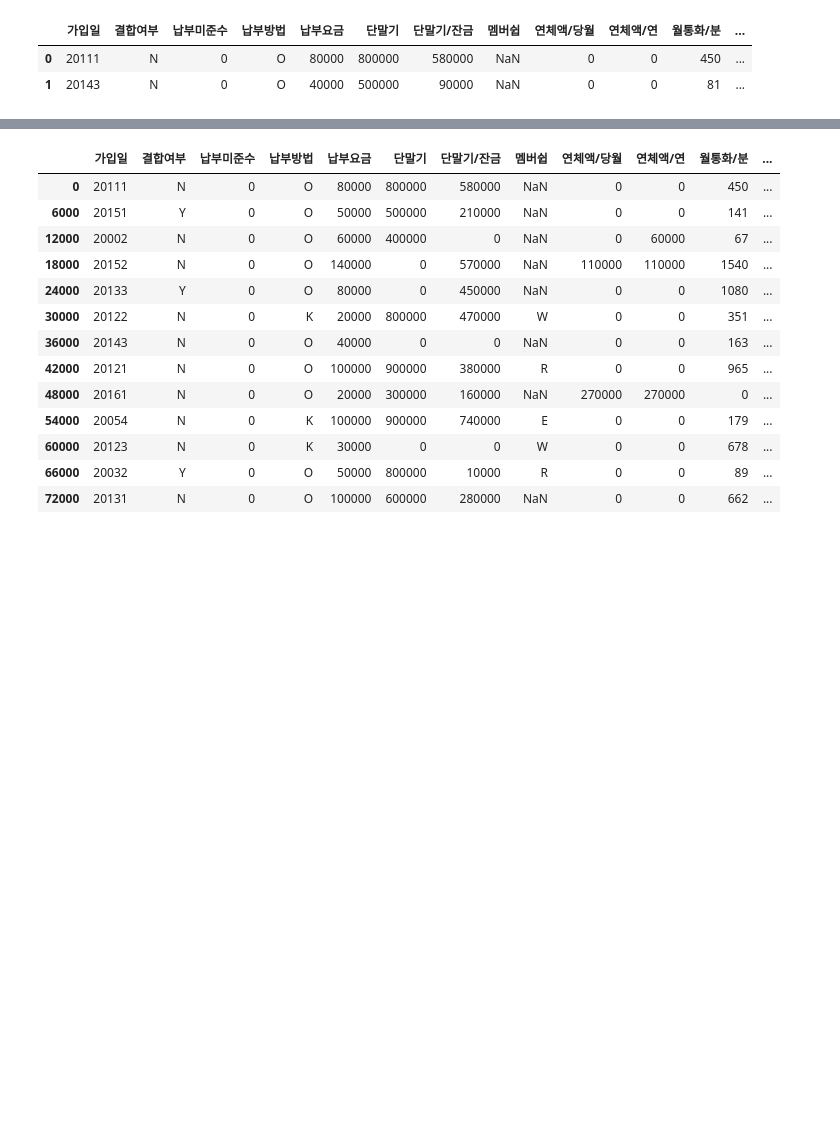
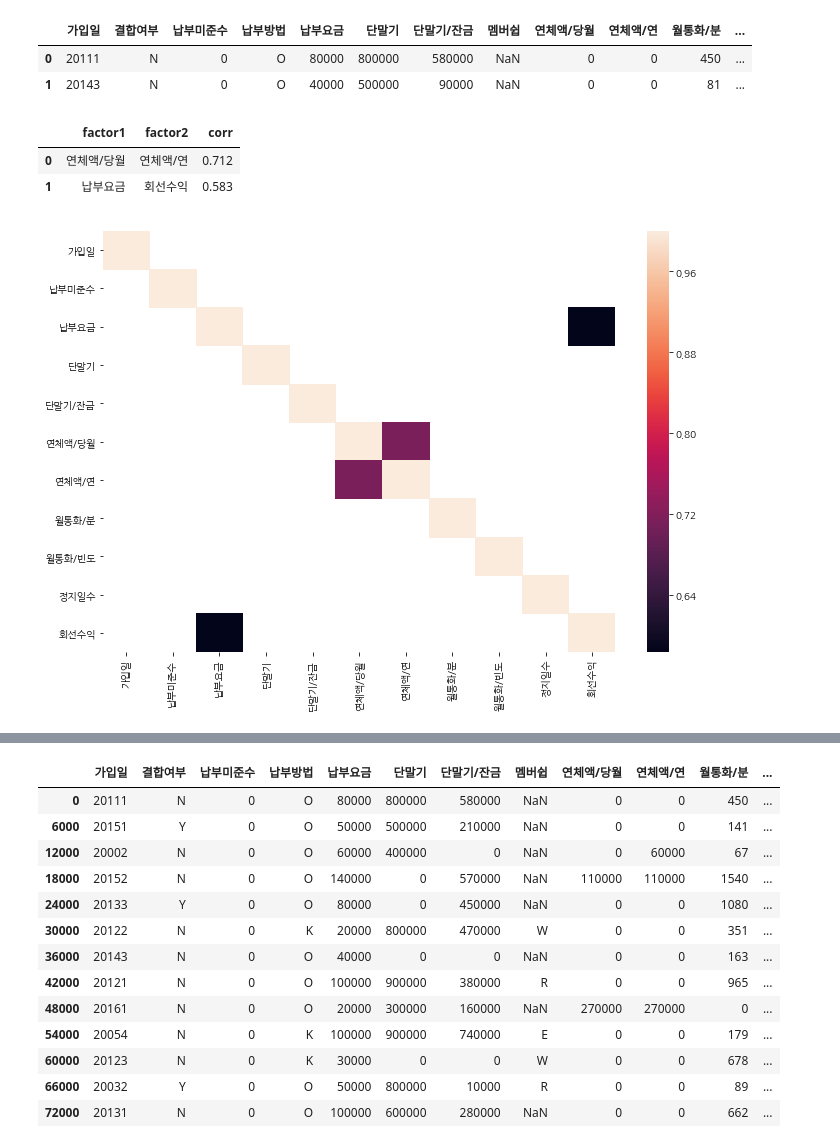
Before and after one commit to Queie/TensorFlow, a Jupyter notebook: Callenge_data/Overview.ipynb, the cells around one changed output, grey strips where cells are left out. Cells and saved outputs as stored; diff of their text form; code cells hidden in the pictures; blank space fills up the shorter version.

```diff
--- a/Callenge_data/Overview.ipynb
+++ b/Callenge_data/Overview.ipynb
@@ -306,6 +367,41 @@ df[Column_index].head(2)
 |  | 가입일 | 결합여부 | 납부미준수 | 납부방법 | 납부요금 | 단말기 | 단말기/잔금 | 멤버쉽 | 연체액/당월 | 연체액/연 | 월통화/분 | ... |
 | 0 | 20111 | N | 0 | O | 80000 | 800000 | 580000 | NaN | 0 | 0 | 450 | ... |
 | 1 | 20143 | N | 0 | O | 40000 | 500000 | 90000 | NaN | 0 | 0 | 81 | ... |
+# %%
+# 상관성이 -+ 0.5 이상인 묶음 출력
+df_cor = df[Column_index].corr()
+df_cor = df_cor.fillna(0)
+result = []
+for colname in df_cor.columns:
+    for i, col in enumerate(df_cor[colname]):
+        if col >= 0.5 and col != 1: result.append([colname, df_cor.index[i], float(str(col)[:5])])
+# 중복된 내용 제거한 순수한 결과값만 추출
+summary , check = [], []
+for col in result:
+    if col[:2] not in check:
+        check.append(col[:2])
+        check.append(col[:2][::-1])
+        summary.append(col)
+    else:
+        pass
+summary = pd.DataFrame(summary ,columns=['factor1', 'factor2','corr'])
+summary = summary.sort_values('corr',ascending=False)
+summary.reset_index(inplace=True); summary = summary.iloc[:,1:]; summary
+# %% [output]
+|  | factor1 | factor2 | corr |
+| 0 | 연체액/당월 | 연체액/연 | 0.712 |
+| 1 | 납부요금 | 회선수익 | 0.583 |
+# %%
+%matplotlib inline
+import seaborn as sns
+import matplotlib
+import matplotlib.pyplot as plt
+df_cor = df_cor[abs(df_cor) >= 0.5]
+plt.subplots(1,1, figsize=(10,7))
+matplotlib.rc('font', family='NanumGothic');
+sns.heatmap(df_cor);plt.tight_layout(); plt.show()
+# %% [output]
+[figure, added]
 # %%
 # 한화 개별 컬럼의 데이터 살펴보기
 # '막내나이'데이터만 분실할뿐 다른 영역은 나름 알차게 정리되어 있다.
```
Also changed, not shown: parts of 7 cells of this notebook.
